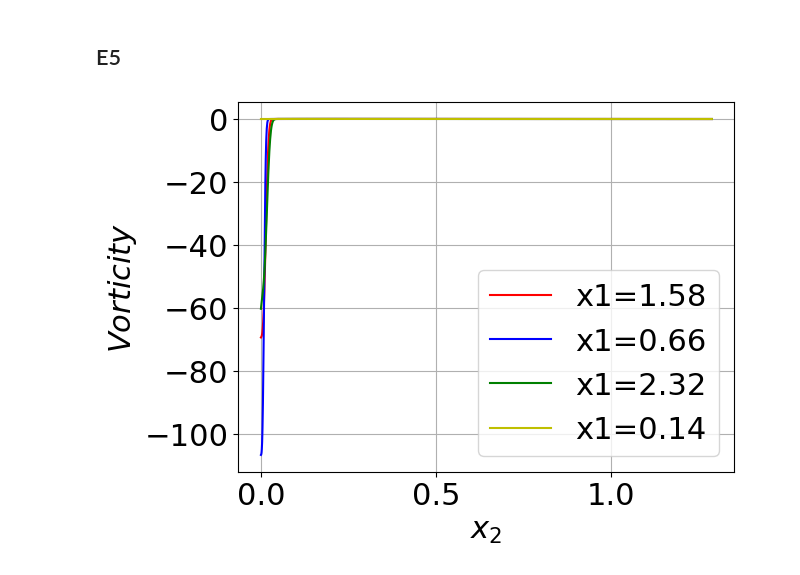
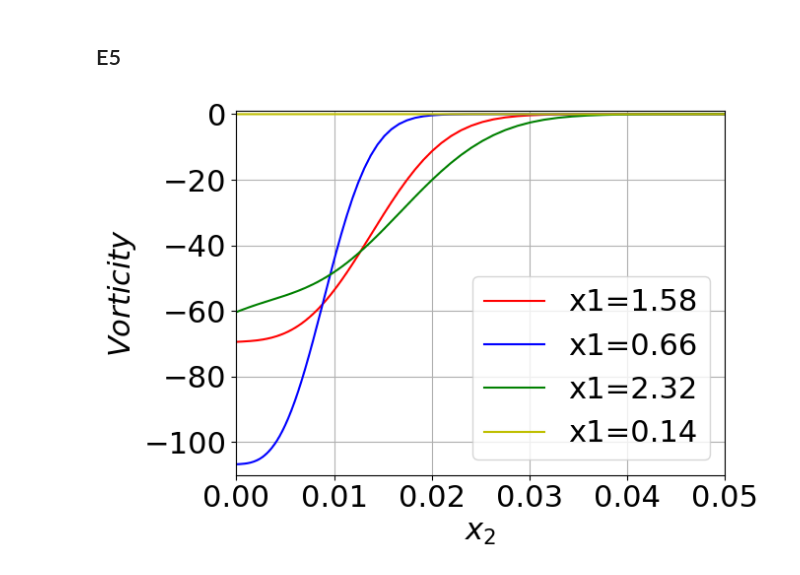
Before and after one commit to MartinStjernkvist/Applied-Mechanics, a Jupyter notebook: TME226/Assignment_1.ipynb, the cells around one changed output. Cells and saved outputs as stored; diff of their text form; code cells hidden in the pictures.

```diff
--- a/TME226/Assignment_1.ipynb
+++ b/TME226/Assignment_1.ipynb
@@ -288,10 +251,13 @@ plt.show()
 # %% [markdown]
 ## E5
 # %%
+import numpy as np
+import matplotlib.pyplot as plt
+
 i = 170
 
-dvdxe5 = np.gradient(v2_2d[i], xp[i], axis=0)
-dudye5 = np.gradient(v1_2d[i], yp[i])
+dvdxe5 = np.gradient(v2_2d, xp, axis=0)
+dudye5 = np.gradient(v1_2d, yp, axis=1)
 vorticity = (dvdx - dudy)
 
 
@@ -302,32 +268,32 @@ plt.plot(yp, vorticity[i,:], 'r-', label='x1=1.58')
 i = 85
 
 dvdxe5 = np.gradient(v2_2d[i,:], x1_2d[i,:], axis=0)
 dudye5 = np.gradient(v1_2d[i,:], x2_2d[i,:])
 vorticity = (dvdx - dudy)
 
 
 plt.plot(yp, vorticity[i,:], 'b-', label='x1=0.66')
 
 i = 250
 
 dvdxe5 = np.gradient(v2_2d[i,:], x1_2d[i,:], axis=0)
 dudye5 = np.gradient(v1_2d[i,:], x2_2d[i,:])
 vorticity = (dvdx - dudy)
 
 plt.plot(yp, vorticity[i,:], 'g-', label='x1=2.32')
 
 i = 5
 
 dvdxe5 = np.gradient(v2_2d[i,:], x1_2d[i,:], axis=0)
 dudye5 = np.gradient(v1_2d[i,:], x2_2d[i,:])
 vorticity = (dvdx - dudy)
 
 plt.plot(yp, vorticity[i,:], 'y-', label='x1=0.14')
-
+plt.axis([0,0.05,-110,1])
 plt.xlabel('$x_2$')
 plt.ylabel('$Vorticity$')
 plt.legend()
 plt.grid(True)
 plt.show()
 # %% [output]
-[figure, old version]
+[figure, new version]
```
Also changed, not shown: parts of 4 cells of this notebook.
